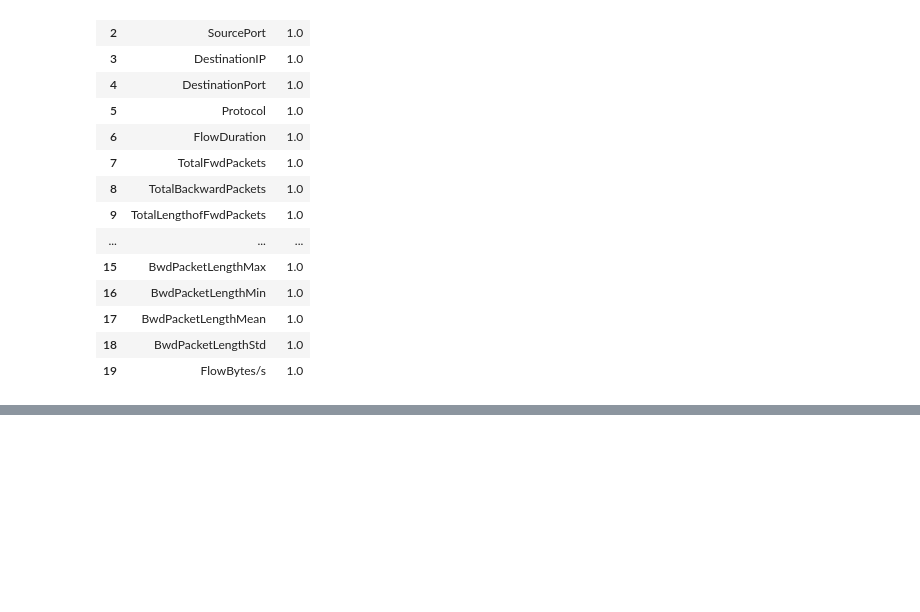
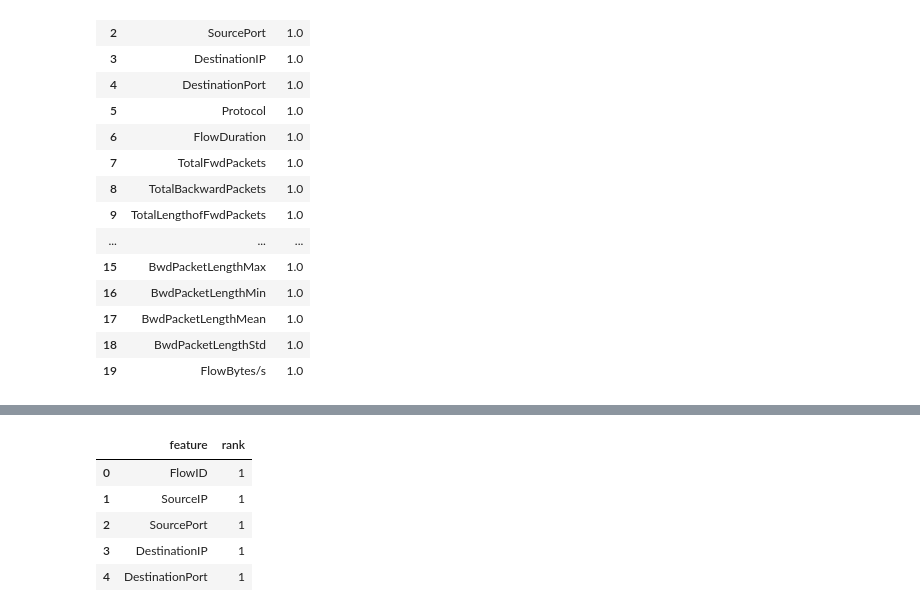
Before and after one commit to alexandrasklokin/CSI5388-Group-4-Project, a Jupyter notebook: notebooks/2.1 Feature Selection VarianceThreshold (Alexandra).ipynb, the cells around one changed output, grey strips where cells are left out. Cells and saved outputs as stored; diff of their text form; code cells hidden in the pictures; blank space fills up the shorter version.

```diff
--- a/notebooks/2.1 Feature Selection VarianceThreshold (Alexandra).ipynb
+++ b/notebooks/2.1 Feature Selection VarianceThreshold (Alexandra).ipynb
@@ -229,0 +277,11 @@ udp_ranking.head(20)
+# %%
+udp_ranking_baseline = baseline_VarianceThreshold(ddos_udp_2019_df, 0.005, verbose=False)
+udp_ranking_baseline.to_csv("../baseline_ranking/CIC_DDoS2019/ddos_udp_2019_VarianceThreshold.csv")
+udp_ranking_baseline.head(5)
+# %% [output]
+|  | feature | rank |
+| 0 | FlowID | 1 |
+| 1 | SourceIP | 1 |
+| 2 | SourcePort | 1 |
+| 3 | DestinationIP | 1 |
+| 4 | DestinationPort | 1 |
```
Also changed, not shown: parts of 6 cells of this notebook, 5 other files.
